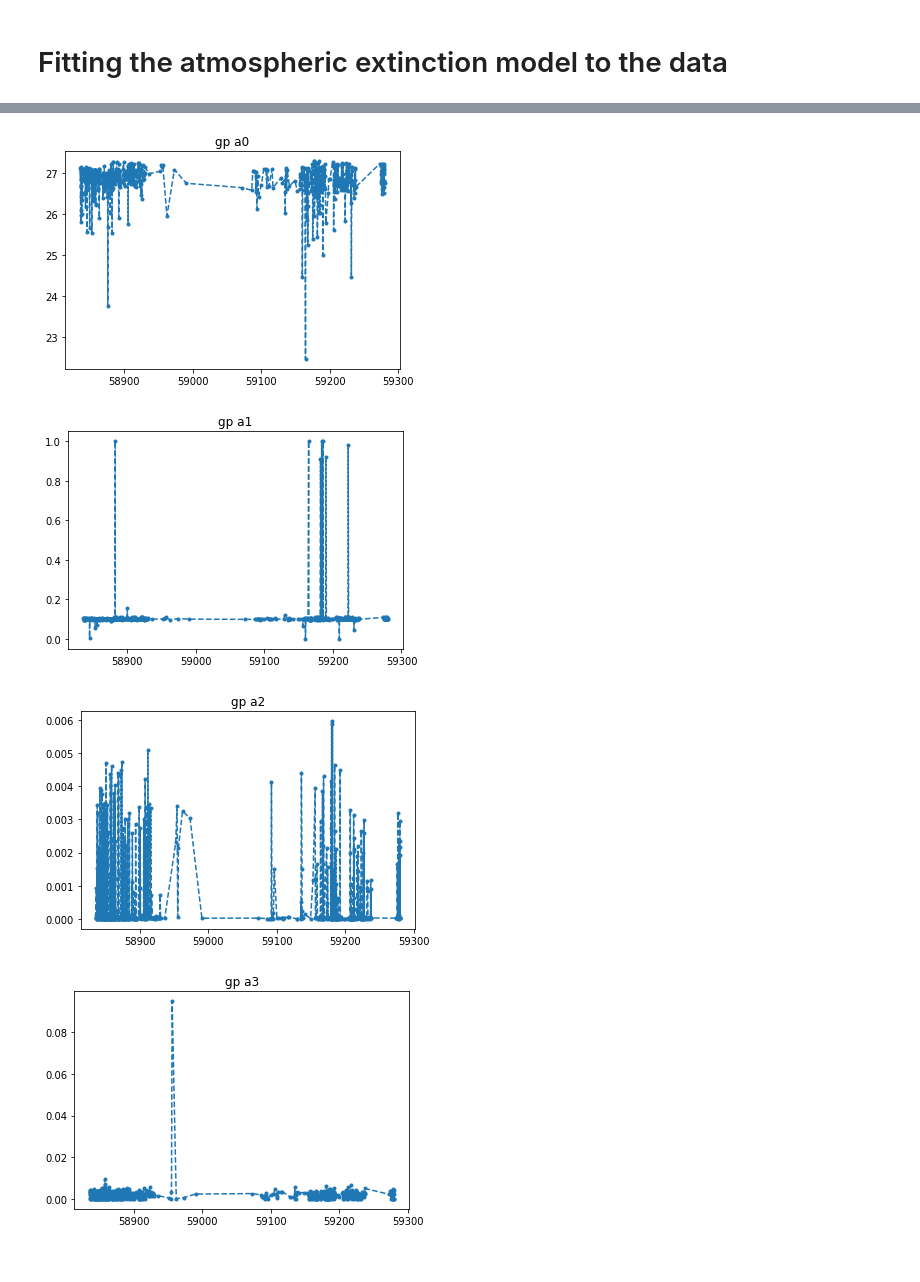
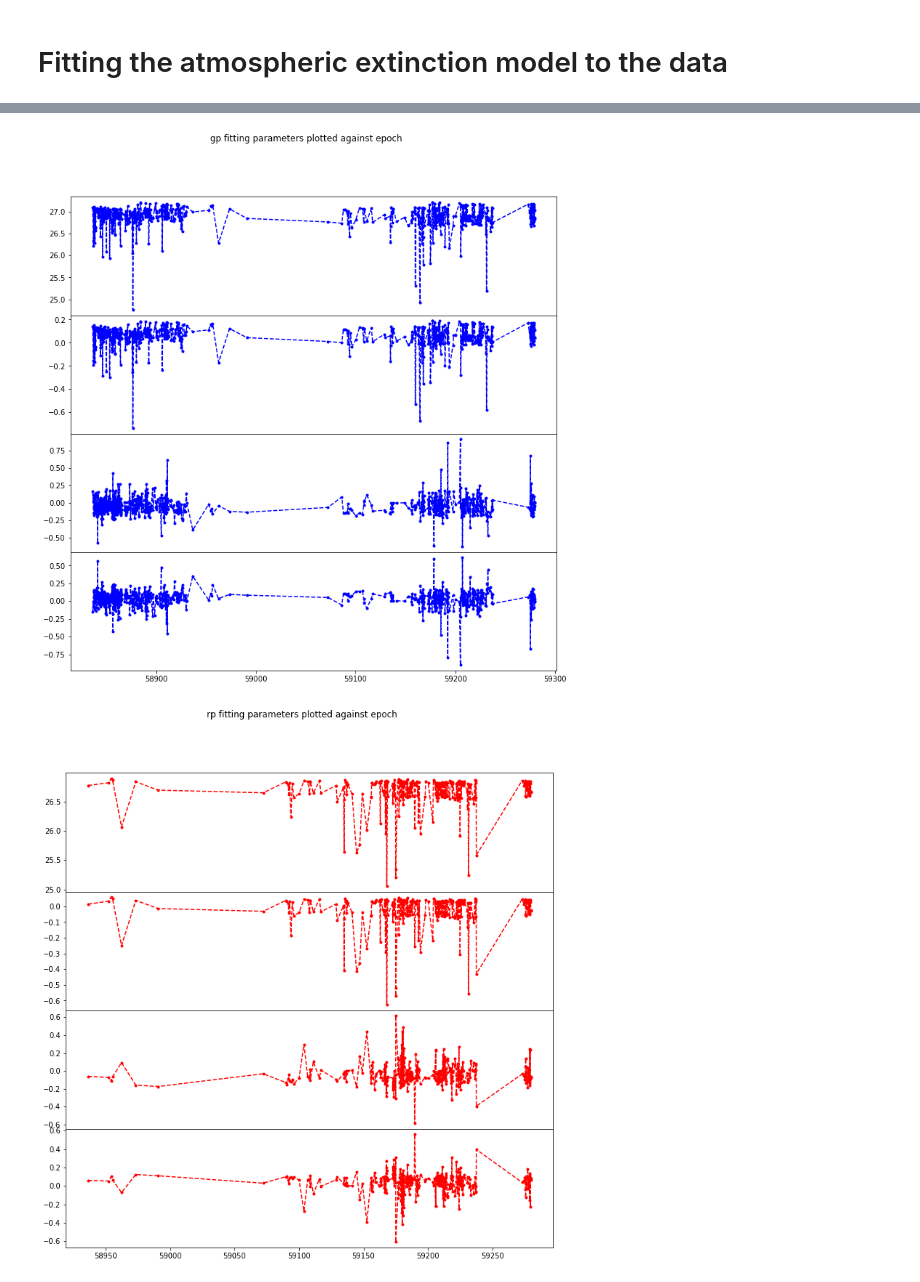
Before and after one commit to BartOuwehand/BRPJ0600, a Jupyter notebook: testfile4.ipynb, the cells around one changed output, grey strips where cells are left out. Cells and saved outputs as stored; diff of their text form; code cells hidden in the pictures.

```diff
--- a/testfile4.ipynb
+++ b/testfile4.ipynb
@@ -290,7 +290,6 @@ for f in filt2:
     print (popt)
     print (pcov)
 
-    plt.figure(figsize=(8,6))
     plt.scatter(gaia_mag[f],mmx[f]+popt,c='b')
     plt.plot(x,x)
     plt.show()
@@ -308,11 +307,11 @@ print (gaia_mag[f])
 # %%
 from scipy import optimize
 
-def mag(mx, a0, a1, a2, a3):#, a4, a5, a6):
+def mag(mx, a0, a1, a2, a3):#, a4):#, a5, a6):
     #a0, a1, a2 = params
     #a0, a1 = params
 
-    return mx + a0 + a1*X + a2*c + a3*c*X #+ a4*c**2 +a5*c**3 + a6*c**4 #+ ....
+    return mx + a0 + a1*X + a2*c + a3*c*X# + a4*c**2 #+a5*c**3 + a6*c**4 #+ ....
 
 
 fit_result = {}
@@ -329,8 +328,8 @@ for f in filt2:
 
         #popt, pcov = optimize.curve_fit(mag,F, gaia_mag[f][nonNaN], p0=[27,0.1,],
         #                                bounds=((0,0),(50,10)))
-        popt, pcov = optimize.curve_fit(mag,M, gaia_mag[f][nonNaN], p0=[27,0.1,1e-3,0.1],
-                                        bounds=((0,0,0,0),(50,1,1,1)))
+        popt, pcov = optimize.curve_fit(mag,M, gaia_mag[f][nonNaN], p0=[27,0.1,0.1,0.1],
+                                        bounds=((0,-10,-10,-10),(50,10,10,10)))
 
 
         #print (mag_min(res.x,flux))
@@ -364,15 +363,21 @@ for f in filt2:
     mmag[f] = np.array(tmp)
 # %%
 #tmp = ['zeropoint','airmass','colour','airmass+colour','colour^2']
-tmp = ['a0','a1','a2','a3','a4']
+tmp = ['a0','a1','a2','a3']#,'a4'] #,'a5','a6']
+tmp2 = {'gp':'b','rp':'r'}
+
+
 for f in filt2:
+    fig, axs = plt.subplots(4, sharex=True, gridspec_kw={'hspace': 0})
+    fig.suptitle(f+' fitting parameters plotted against epoch')
+    fig.set_figheight(12)
+    fig.set_figwidth(12)
     for i in range(4):
-        plt.plot(epoch[f],fit_result[f][:,i],linestyle='dashed',marker='.')
-        plt.title(f+' '+tmp[i])
-        #plt.yscale('log')
-        plt.show()
+        axs[i].plot(epoch[f], fit_result[f][:,i], marker='.',linestyle='dashed',label=tmp[i],c=tmp2[f])
+
+    # Hide x labels and tick labels for all but bottom plot.
+    for ax in axs:
+        ax.label_outer()
 # %% [output]
-[figure, old version]
+[figure, new version]
-[figure, old version]
+[figure, new version]
-[figure, removed]
-[figure, removed]
```
Also changed, not shown: parts of 11 cells of this notebook.
